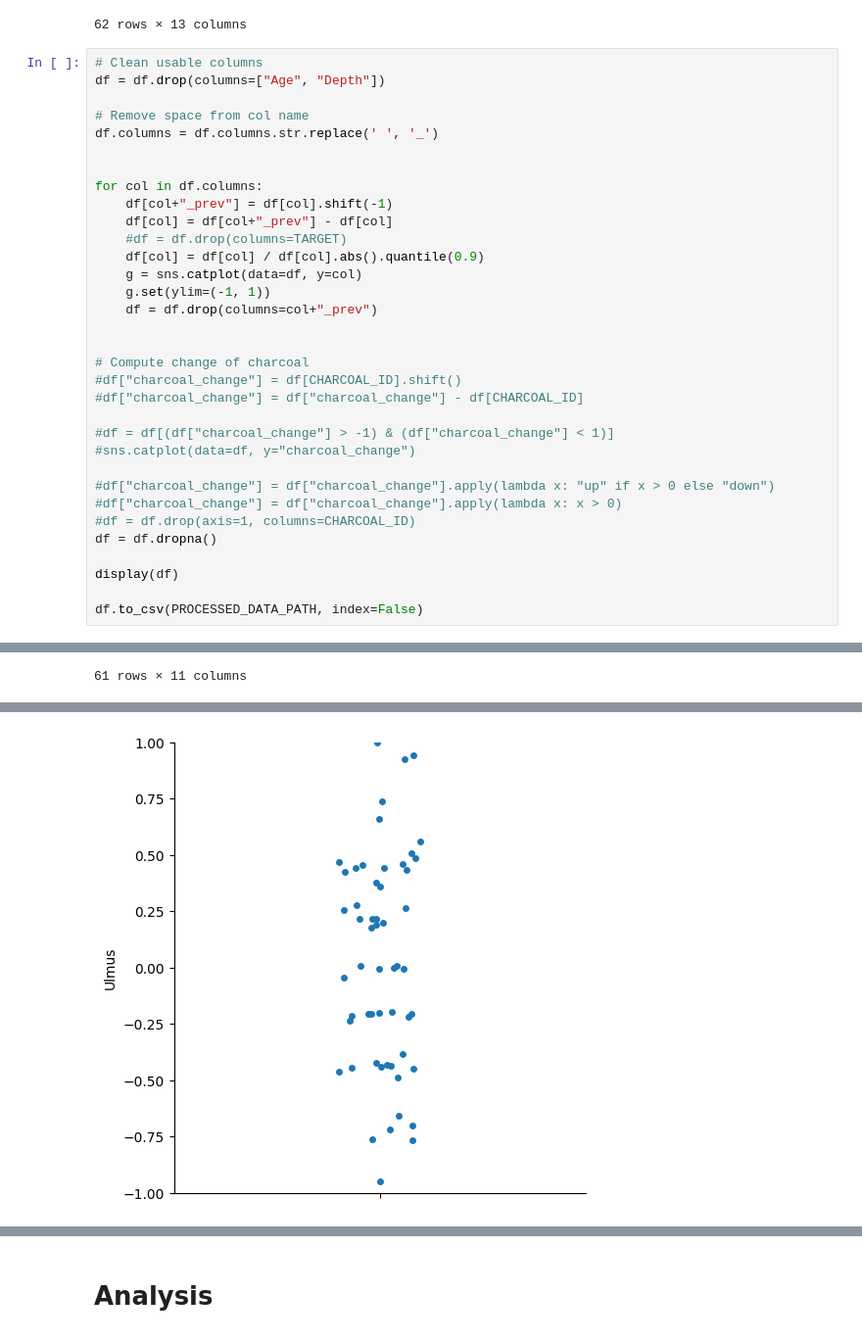
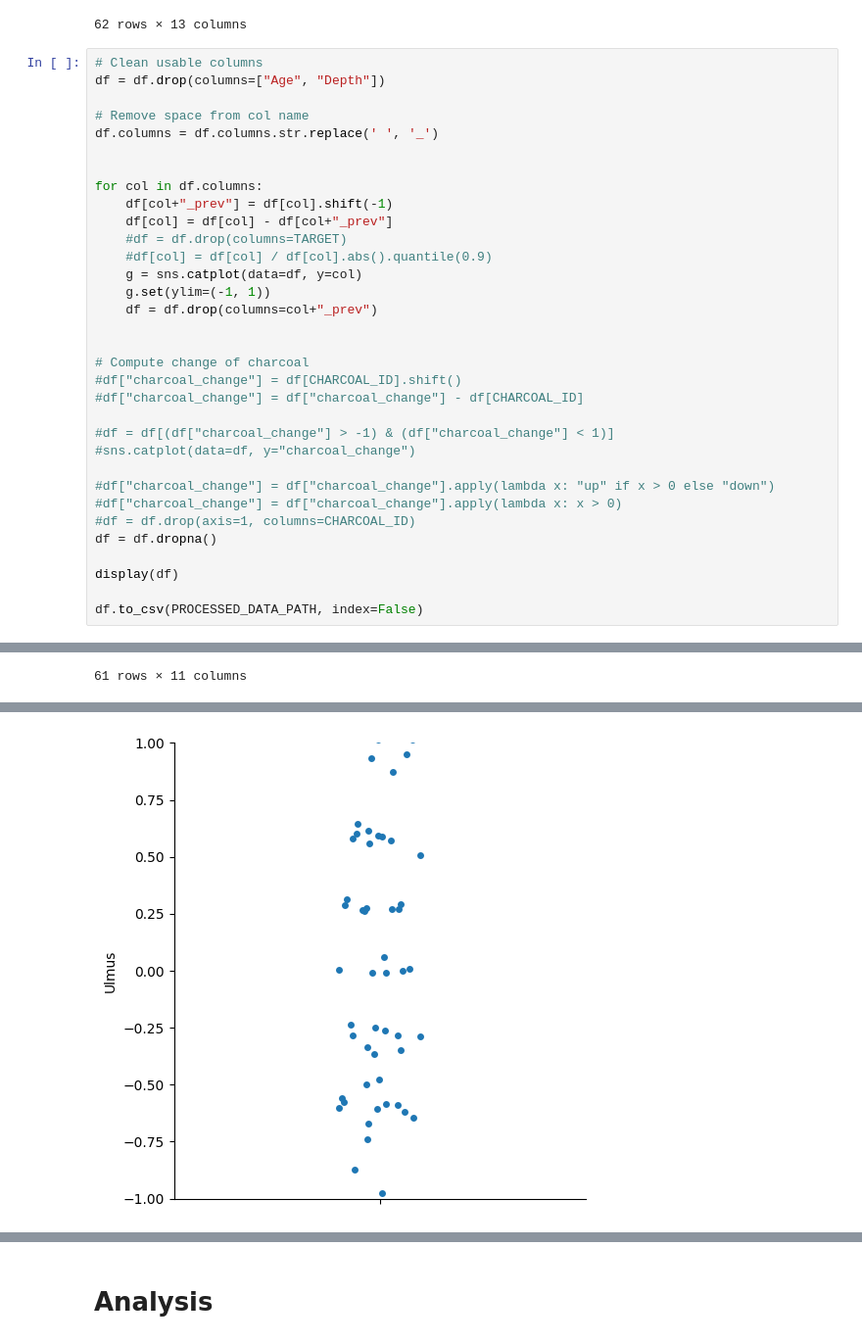
Before and after one commit to Tony-sama/boreal-forest, a Jupyter notebook: 1_data_processing.ipynb, the cells around one changed output, grey strips where cells are left out. Shown at 98% size. Cells and saved outputs as stored; diff of their text form.

```diff
--- a/1_data_processing.ipynb
+++ b/1_data_processing.ipynb
@@ -176,9 +176,9 @@ df.columns = df.columns.str.replace(' ', '_')
 
 for col in df.columns:
     df[col+"_prev"] = df[col].shift(-1)
-    df[col] = df[col+"_prev"] - df[col]
+    df[col] = df[col] - df[col+"_prev"]
     #df = df.drop(columns=TARGET)
-    df[col] = df[col] / df[col].abs().quantile(0.9)
+    #df[col] = df[col] / df[col].abs().quantile(0.9)
     g = sns.catplot(data=df, y=col)
     g.set(ylim=(-1, 1))
     df = df.drop(columns=col+"_prev")
@@ -221 +221 @@ df.to_csv(PROCESSED_DATA_PATH, index=False)
-[figure, old version]
+[figure, new version]
```
Also changed, not shown: parts of 3 cells of this notebook, 1 other file.
